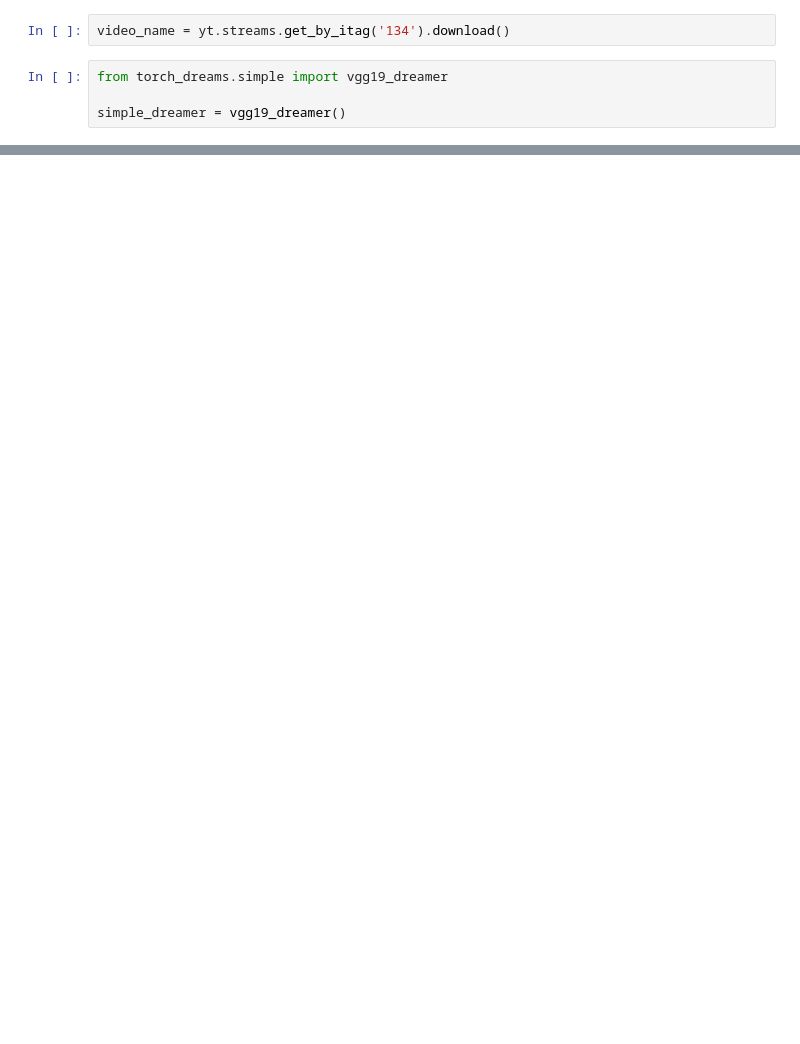
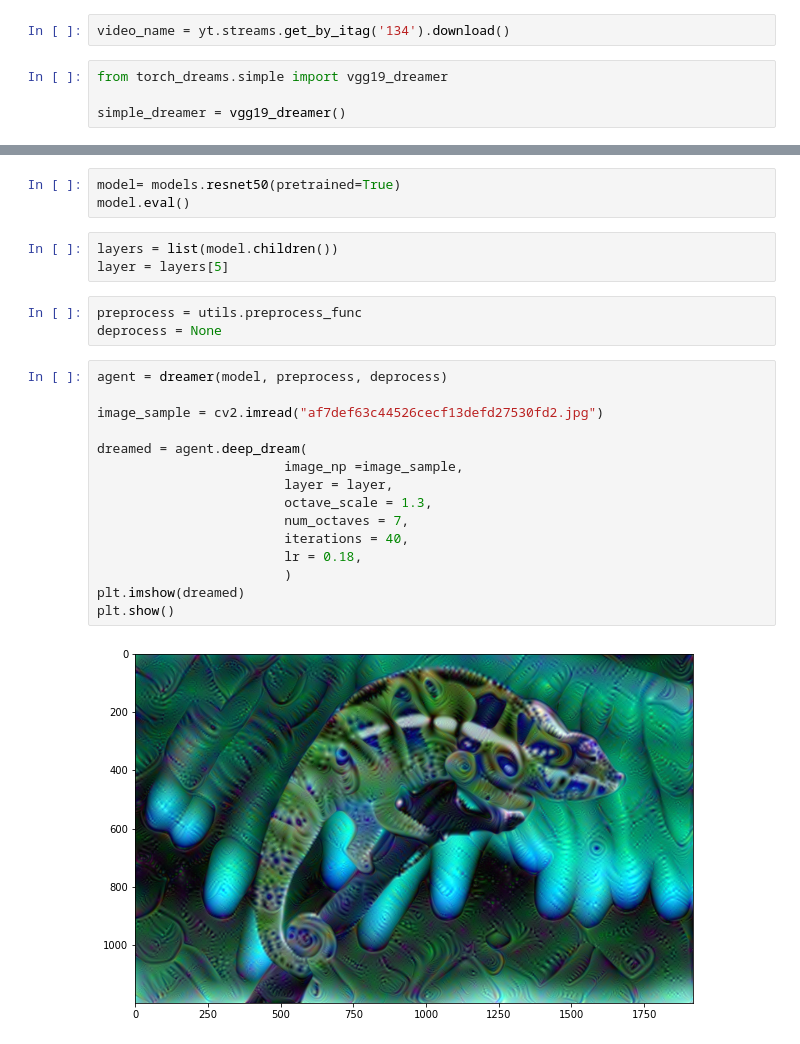
Before and after one commit to Mayukhdeb/torch-dreams, a Jupyter notebook: notebooks/torch_dreams_examples.ipynb, the cells around one changed output, grey strips where cells are left out. Saved outputs shown, nothing was run; the diff lists cells and outputs as text; blank space fills up the shorter version.

```diff
--- a/notebooks/torch_dreams_examples.ipynb
+++ b/notebooks/torch_dreams_examples.ipynb
@@ -91,0 +132,26 @@ simple_dreamer.deep_dream_on_video(
+# %%
+model= models.resnet50(pretrained=True)
+model.eval()
+# %%
+layers = list(model.children())
+layer = layers[5]
+# %%
+preprocess = utils.preprocess_func
+deprocess = None
+# %%
+agent = dreamer(model, preprocess, deprocess)
+
+image_sample = cv2.imread("af7def63c44526cecf13defd27530fd2.jpg")
+
+dreamed = agent.deep_dream(
+                        image_np =image_sample,
+                        layer = layer,
+                        octave_scale = 1.3,
+                        num_octaves = 7,
+                        iterations = 40,
+                        lr = 0.18,
+                        )
+plt.imshow(dreamed)
+plt.show()
+# %% [output]
+[figure, added]
```
Also changed, not shown: parts of 12 cells of this notebook.
